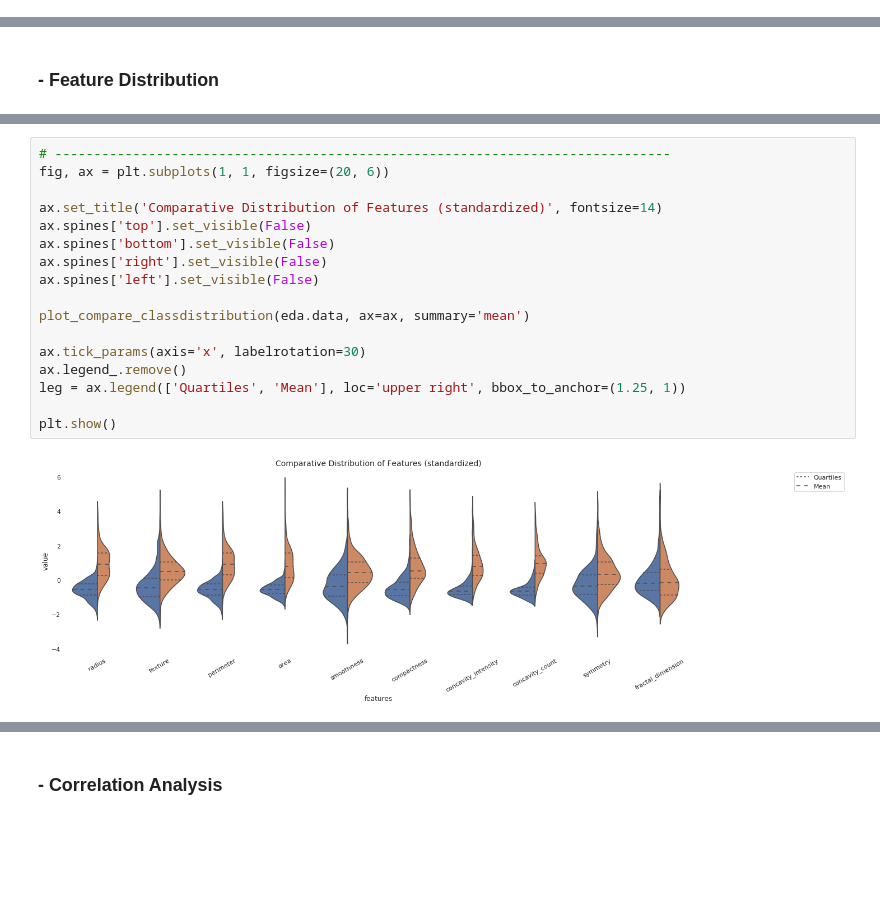
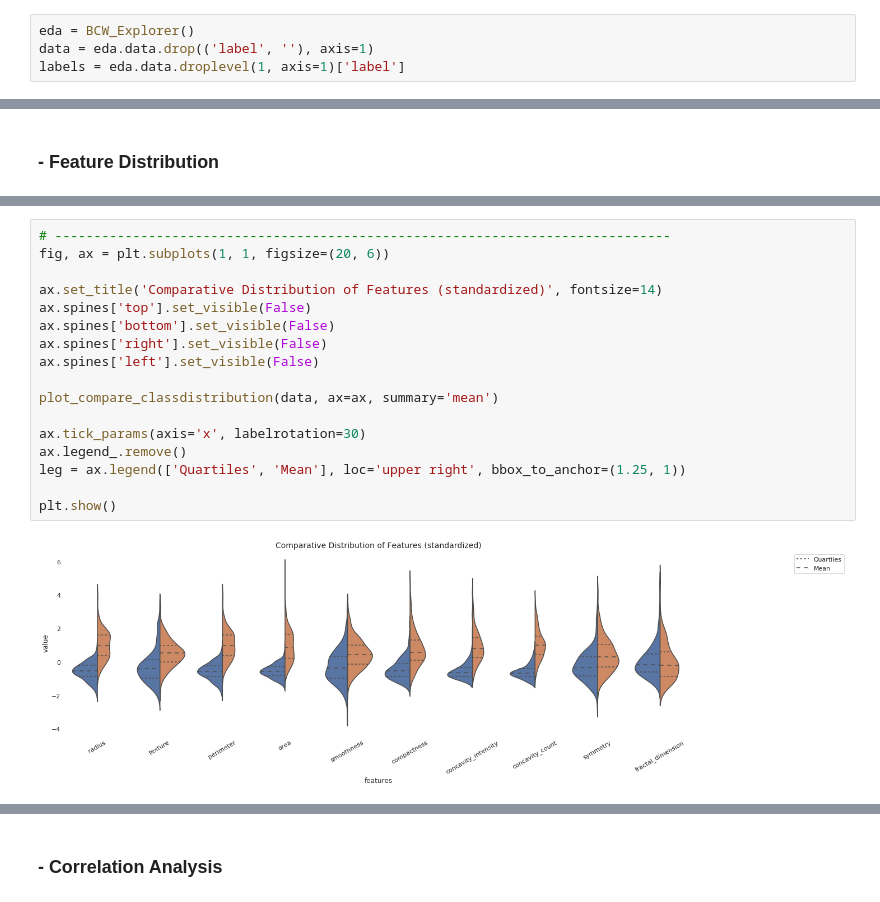
Before and after one commit to ottobricks/BreastCancerWisconsinDiagnostic, a Jupyter notebook: notebooks/eda.ipynb, the cells around one changed output, grey strips where cells are left out. Drawn from its saved outputs; the diff is of its cells as text; blank space fills up the shorter version.

```diff
--- a/notebooks/eda.ipynb
+++ b/notebooks/eda.ipynb
@@ -19,3 +17,7 @@ eda = BCW_Explorer()
+# %%
+eda = BCW_Explorer()
+data = eda.data.drop(('label', ''), axis=1)
+labels = eda.data.droplevel(1, axis=1)['label']
 # %% [markdown]
 # 1. Data Quality
 # %%
@@ -234,22 +232,22 @@ def transform_skew(df: pd.DataFrame) -> pd.DataFrame:
 # %%
 # -------------------------------------------------------------------------------
 fig, ax = plt.subplots(1, 1, figsize=(20, 6))
 
 ax.set_title('Comparative Distribution of Features (standardized)', fontsize=14)
 ax.spines['top'].set_visible(False)
 ax.spines['bottom'].set_visible(False)
 ax.spines['right'].set_visible(False)
 ax.spines['left'].set_visible(False)
 
-plot_compare_classdistribution(eda.data, ax=ax, summary='mean')
+plot_compare_classdistribution(data, ax=ax, summary='mean')
 
 ax.tick_params(axis='x', labelrotation=30)
 ax.legend_.remove()
 leg = ax.legend(['Quartiles', 'Mean'], loc='upper right', bbox_to_anchor=(1.25, 1))
 
 plt.show()
 # %% [output]
-[figure, old version]
+[figure, new version]
 # %%
 print('Skewness of features:')
 eda.data.skew().sort_values(ascending=False).sort_index(level='summaries', sort_remaining=False)
```
Also changed, not shown: parts of 32 cells of this notebook, 1 other file.
